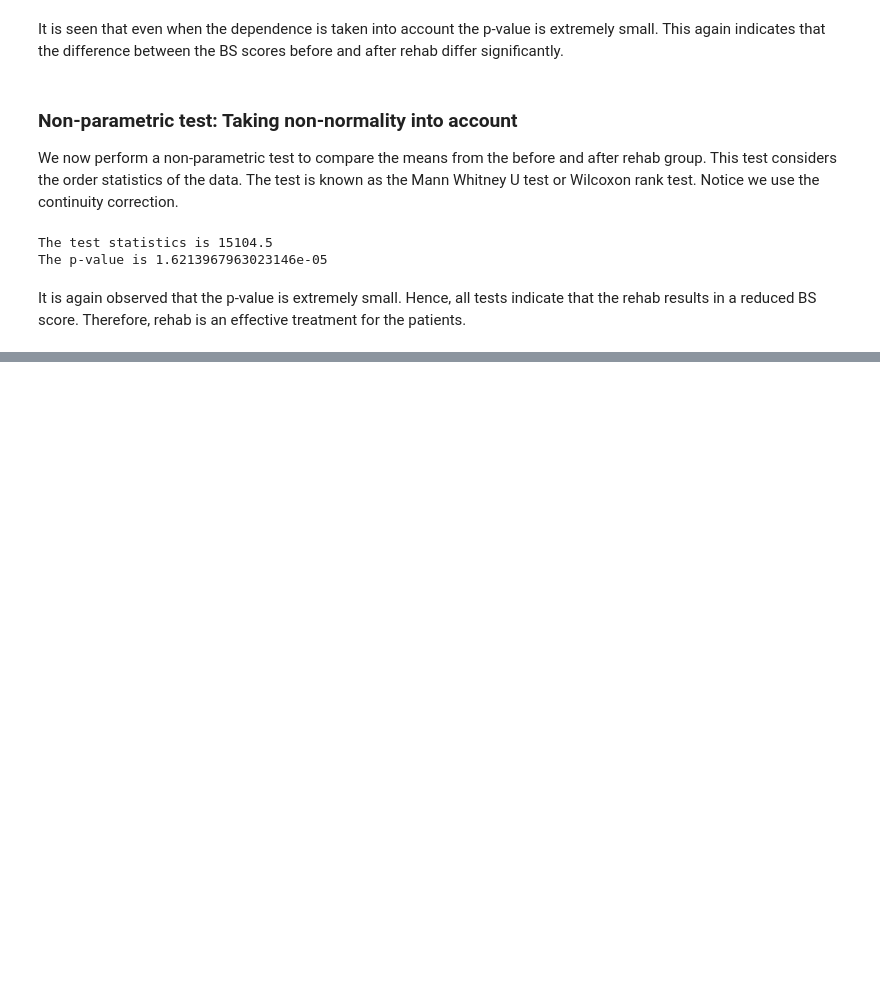
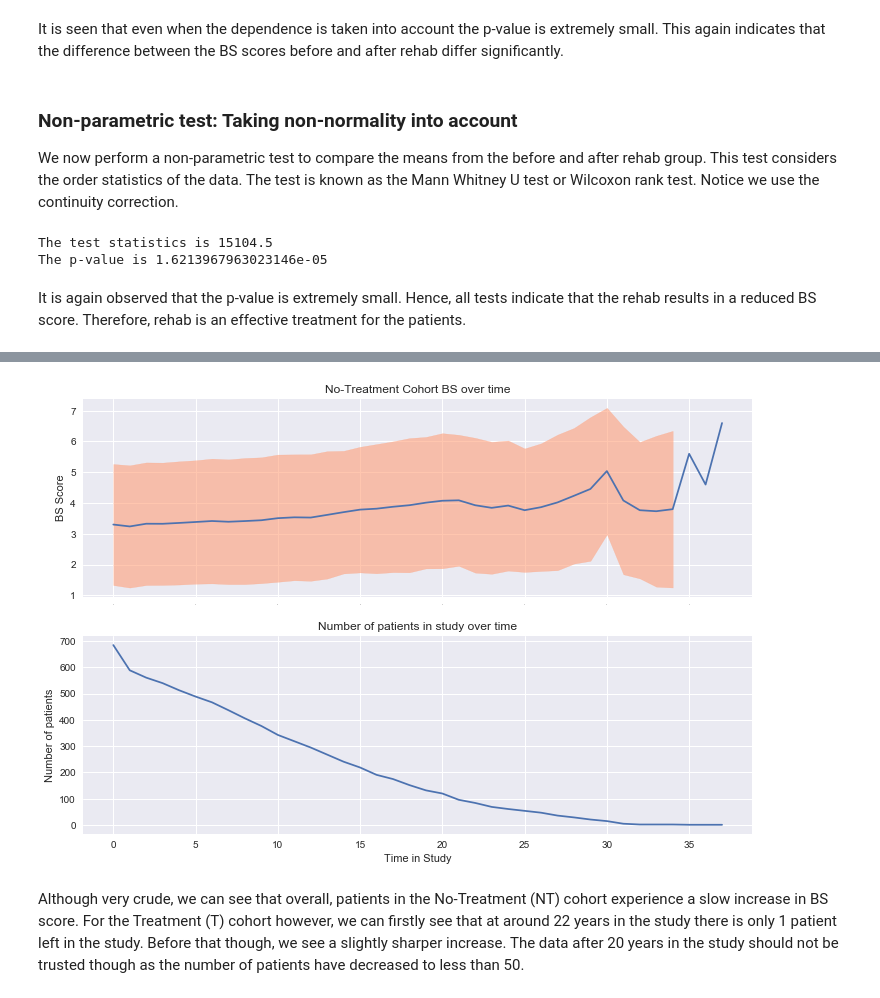
Before and after one commit to Rendiere/as-analysis, a Jupyter notebook: reports/data-vis-report_2.ipynb, the cells around one changed output, grey strips where cells are left out. Saved outputs shown, nothing was run; the diff lists cells and outputs as text; code cells hidden in the pictures; blank space fills up the shorter version.

```diff
--- a/reports/data-vis-report_2.ipynb
+++ b/reports/data-vis-report_2.ipynb
@@ -300,0 +316,9 @@ It is again observed that the p-value is extremely small. Hence, all tests indic
+# %%
+nt_agg = no_treatment_normed.groupby('norm_years').agg({'BS': ['mean','std'] , 'norm_years': len})
+
+title = 'No-Treatment Cohort BS over time'
+util.plot_bs_over_time(nt_agg['BS','mean'], nt_agg['BS','std'], nt_agg['norm_years','len'],title)
+# %% [output]
+[figure, added]
+# %% [markdown]
+Although very crude, we can see that overall, patients in the No-Treatment (NT) cohort experience a slow increase in BS score. For the Treatment (T) cohort however, we can firstly see that at around 22 years in the study there is only 1 patient left in the study. Before that though, we see a slightly sharper increase. The data after 20 years in the study should not be trusted though as the number of patients have decreased to less than 50.
```
Also changed, not shown: parts of 2 cells of this notebook, 4 other files.
